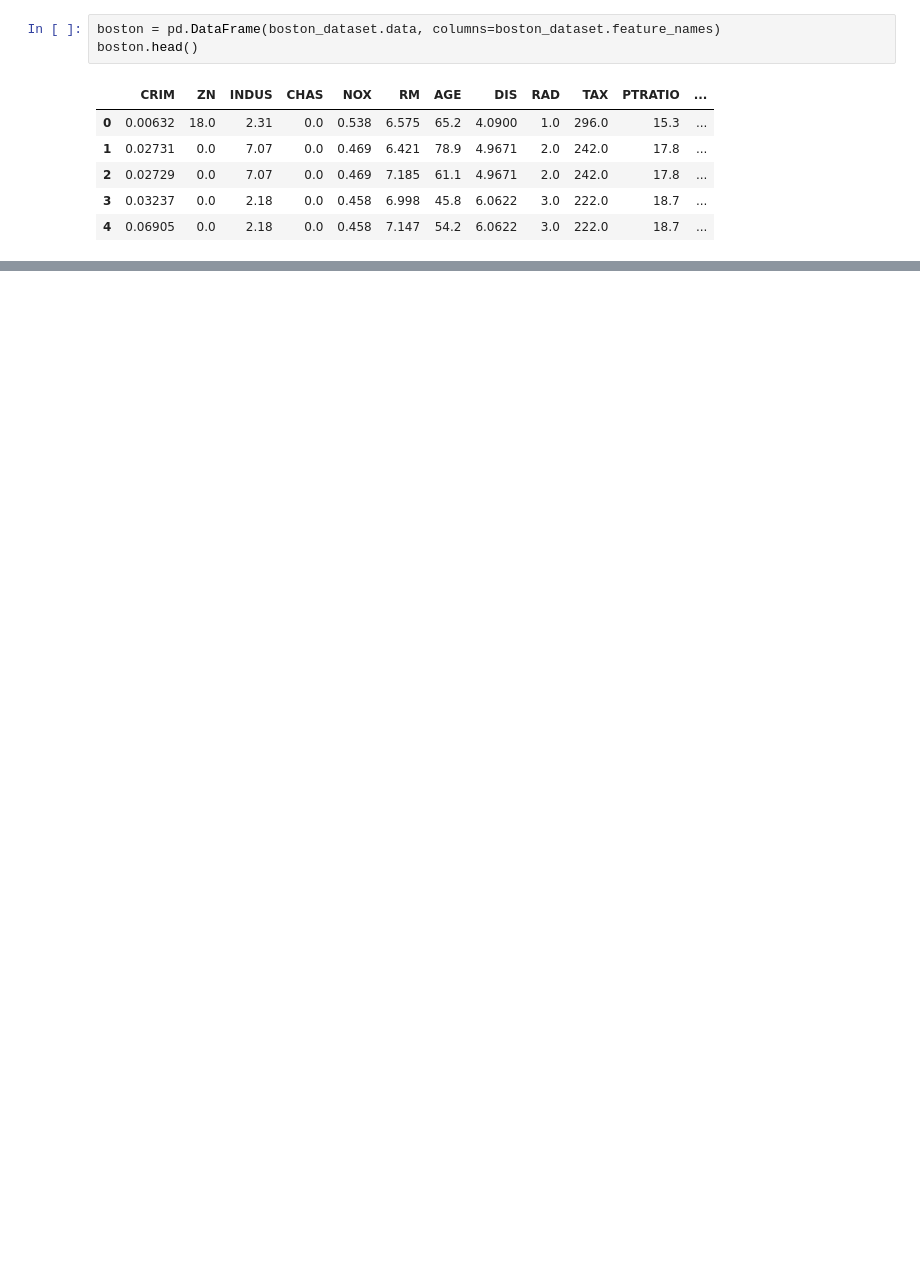
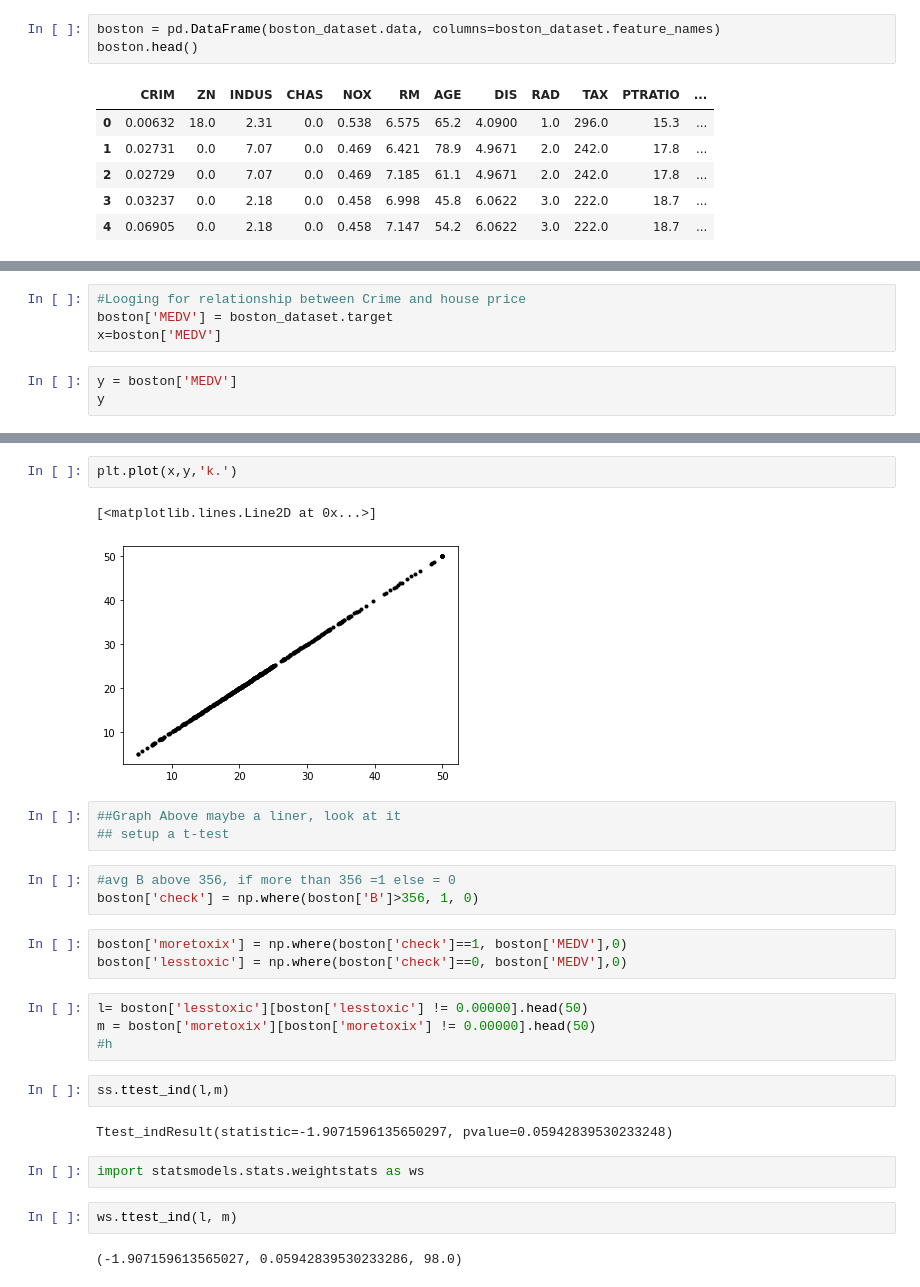
Before and after one commit to kennycolsh/Machine-Learning-Assessment-1, a Jupyter notebook: MacLearning-Ass1.ipynb, the cells around one changed output, grey strips where cells are left out. Drawn from its saved outputs; the diff is of its cells as text; blank space fills up the shorter version.

Commit message:
Add a ttest to the Boston set on Owner Occipied and Afician americans

```diff
--- a/MacLearning-Ass1.ipynb
+++ b/MacLearning-Ass1.ipynb
@@ -57,0 +72,7 @@ boston.head()
+# %%
+#Looging for relationship between Crime and house price
+boston['MEDV'] = boston_dataset.target
+x=boston['MEDV']
+# %%
+y = boston['MEDV']
+y
@@ -57,0 +97,28 @@ boston.head()
+# %%
+plt.plot(x,y,'k.')
+# %% [output]
+[<matplotlib.lines.Line2D at 0x...>]
+[figure, added]
+# %%
+##Graph Above maybe a liner, look at it
+## setup a t-test
+# %%
+#avg B above 356, if more than 356 =1 else = 0
+boston['check'] = np.where(boston['B']>356, 1, 0)
+# %%
+boston['moretoxix'] = np.where(boston['check']==1, boston['MEDV'],0)
+boston['lesstoxic'] = np.where(boston['check']==0, boston['MEDV'],0)
+# %%
+l= boston['lesstoxic'][boston['lesstoxic'] != 0.00000].head(50)
+m = boston['moretoxix'][boston['moretoxix'] != 0.00000].head(50)
+#h
+# %%
+ss.ttest_ind(l,m)
+# %% [output]
+Ttest_indResult(statistic=-1.9071596135650297, pvalue=0.05942839530233248)
+# %%
+import statsmodels.stats.weightstats as ws
+# %%
+ws.ttest_ind(l, m)
+# %% [output]
+(-1.907159613565027, 0.05942839530233286, 98.0)
```
Also changed, not shown: parts of 12 cells of this notebook, 1 other file.
